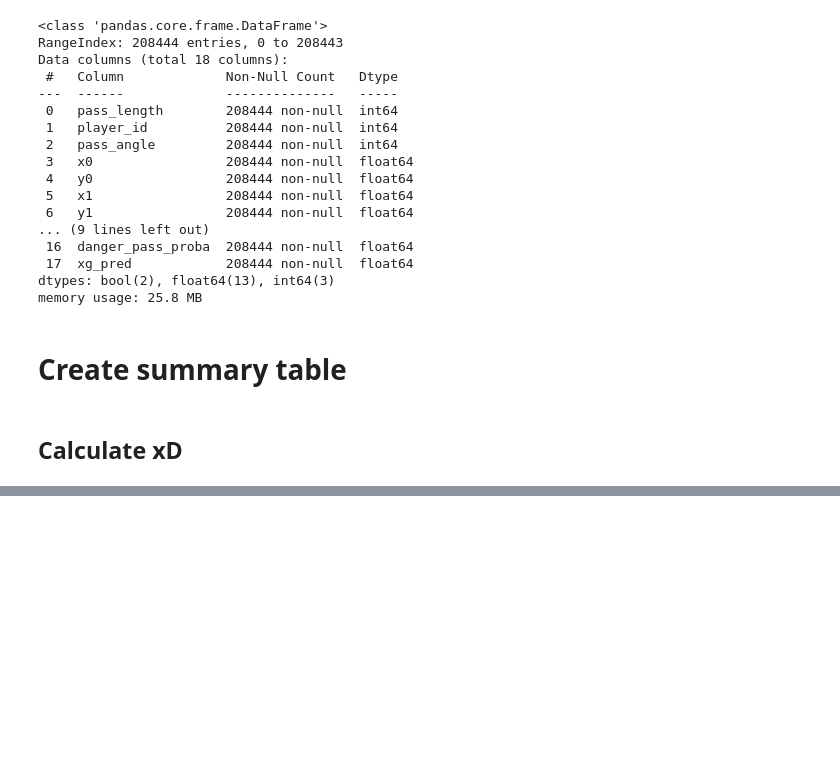
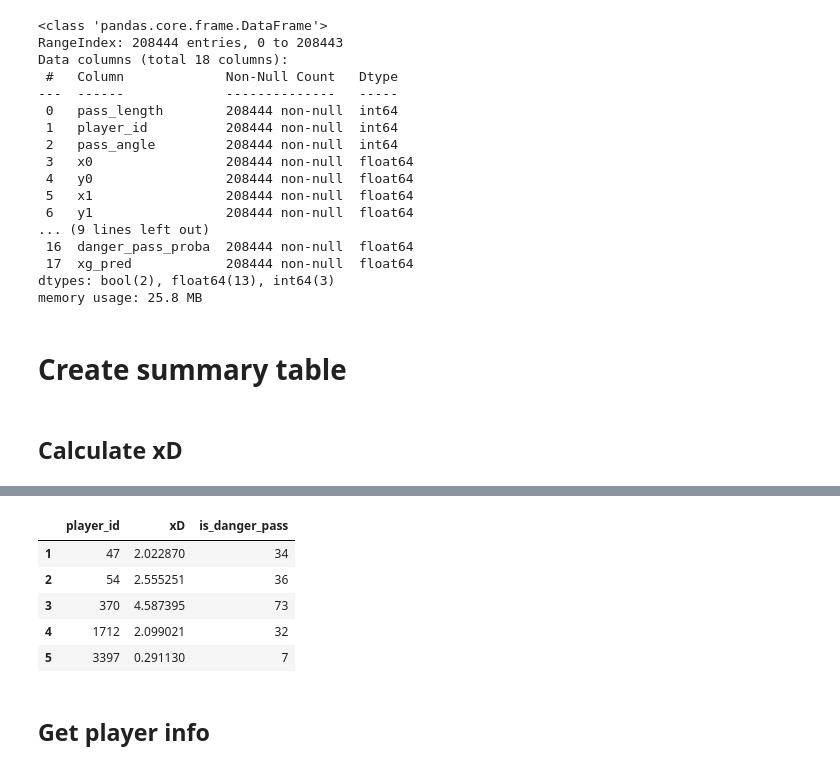
Before and after one commit to MarijnSt/soccermatics-project-2, a Jupyter notebook: notebooks/expected_danger.ipynb, the cells around one changed output, grey strips where cells are left out. Saved outputs shown, nothing was run; the diff lists cells and outputs as text; code cells hidden in the pictures; blank space fills up the shorter version.

```diff
--- a/notebooks/expected_danger.ipynb
+++ b/notebooks/expected_danger.ipynb
@@ -658,0 +661,20 @@ df_danger_passes.sort_values(by="xD", ascending=False).head()
+# %%
+# Group xD by player and count danger passes
+player_data = df_danger_passes.groupby('player_id').agg({
+    'xD': 'sum',
+    'is_danger_pass': 'sum'
+}).reset_index()
+
+# Only keep passes with valid player_id
+player_data = player_data[player_data['player_id'] > 0]
+
+player_data.head()
+# %% [output]
+|  | player_id | xD | is_danger_pass |
+| 1 | 47 | 2.022870 | 34 |
+| 2 | 54 | 2.555251 | 36 |
+| 3 | 370 | 4.587395 | 73 |
+| 4 | 1712 | 2.099021 | 32 |
+| 5 | 3397 | 0.291130 | 7 |
+# %% [markdown]
+## Get player info
```
Also changed, not shown: parts of 4 cells of this notebook.
